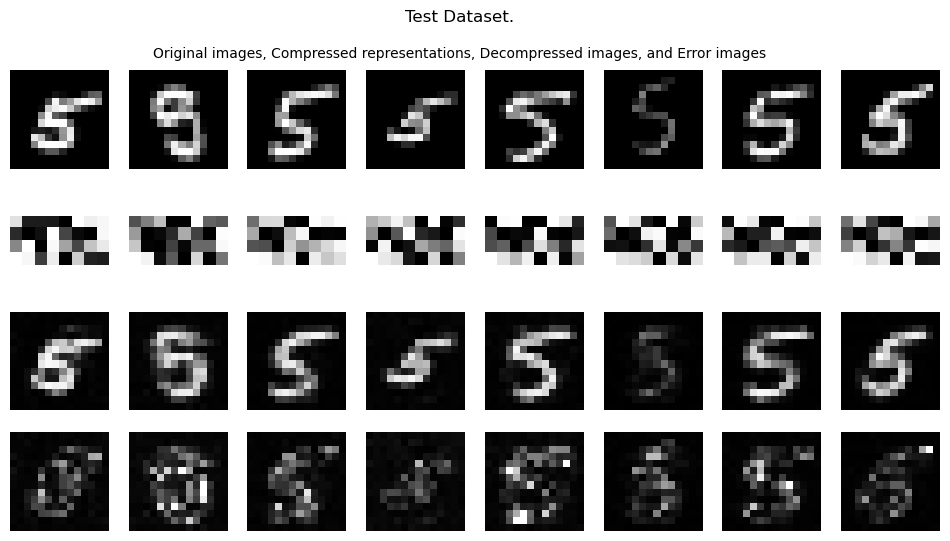
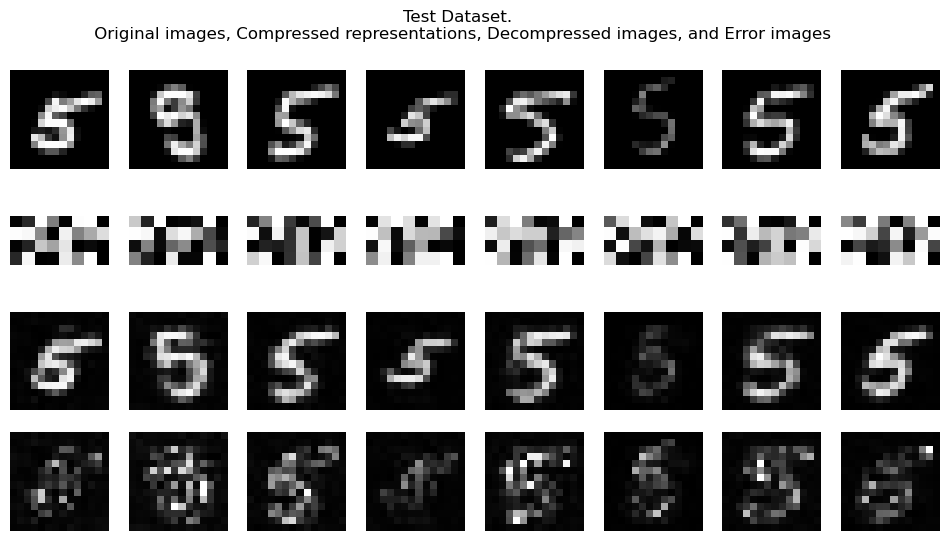
The change to this notebook cell's code, shown as a diff; its figure went from the first image to the second:
--- before
+++ after
@@ -29,10 +29,6 @@
     ax[2, i].axis("off")
     ax[3, i].axis("off")
-fig.suptitle("Test Dataset.")
-fig.text(0.5, 0.9, "Original images, Compressed representations, Decompressed images, and Error images", ha="center")
+fig.suptitle("Test Dataset. \n Original images, Compressed representations, Decompressed images, and Error images")
 plt.show()
 
 
-
-
-

Commit: changed labeling for p5